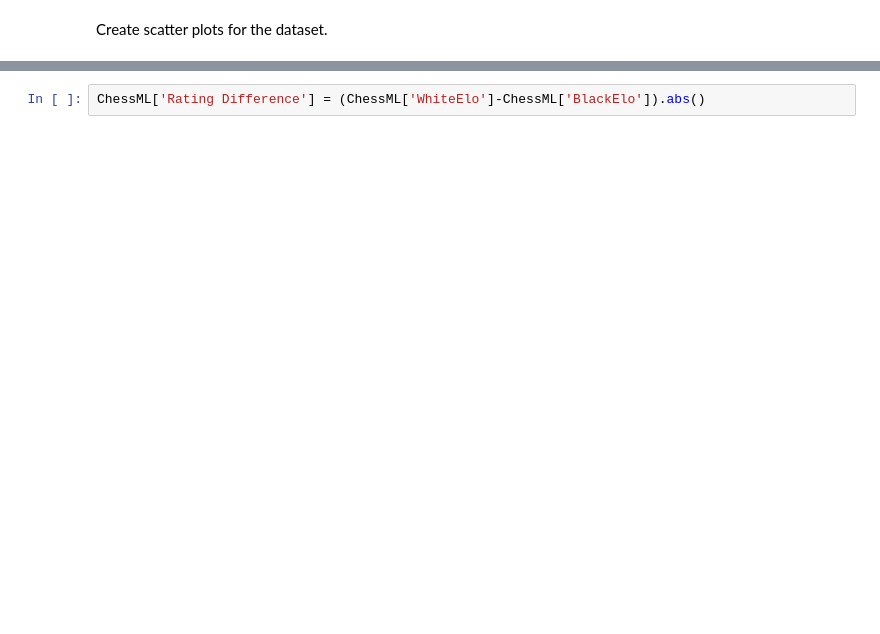
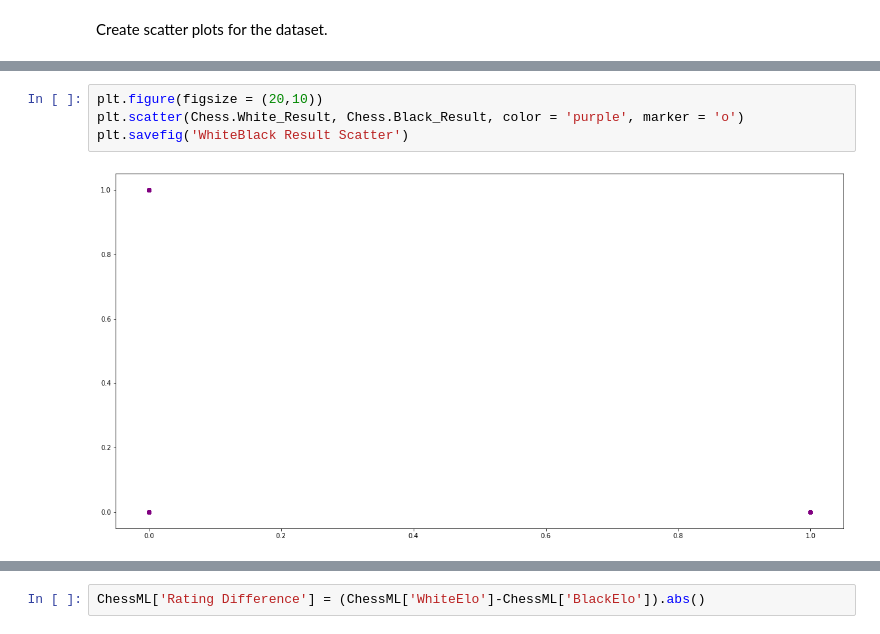
Before and after one commit to AaronLucasBone/TP_01, a Jupyter notebook: TP01_ALBMRR.ipynb, the cells around one changed output, grey strips where cells are left out. Drawn from its saved outputs; the diff is of its cells as text; blank space fills up the shorter version.

```diff
--- a/TP01_ALBMRR.ipynb
+++ b/TP01_ALBMRR.ipynb
@@ -162,3 +464,9 @@ plt.savefig('WhiteElo BlackElo Scatter')
+# %%
+plt.figure(figsize = (20,10))
+plt.scatter(Chess.White_Result, Chess.Black_Result, color = 'purple', marker = 'o')
+plt.savefig('WhiteBlack Result Scatter')
+# %% [output]
+[figure, added]
 # %%
 plt.figure(figsize = (20,10))
 plt.scatter(Chess.starting_time, Chess.Total_moves, color = 'purple', marker = 'o')
```
Also changed, not shown: parts of 203 cells of this notebook.
